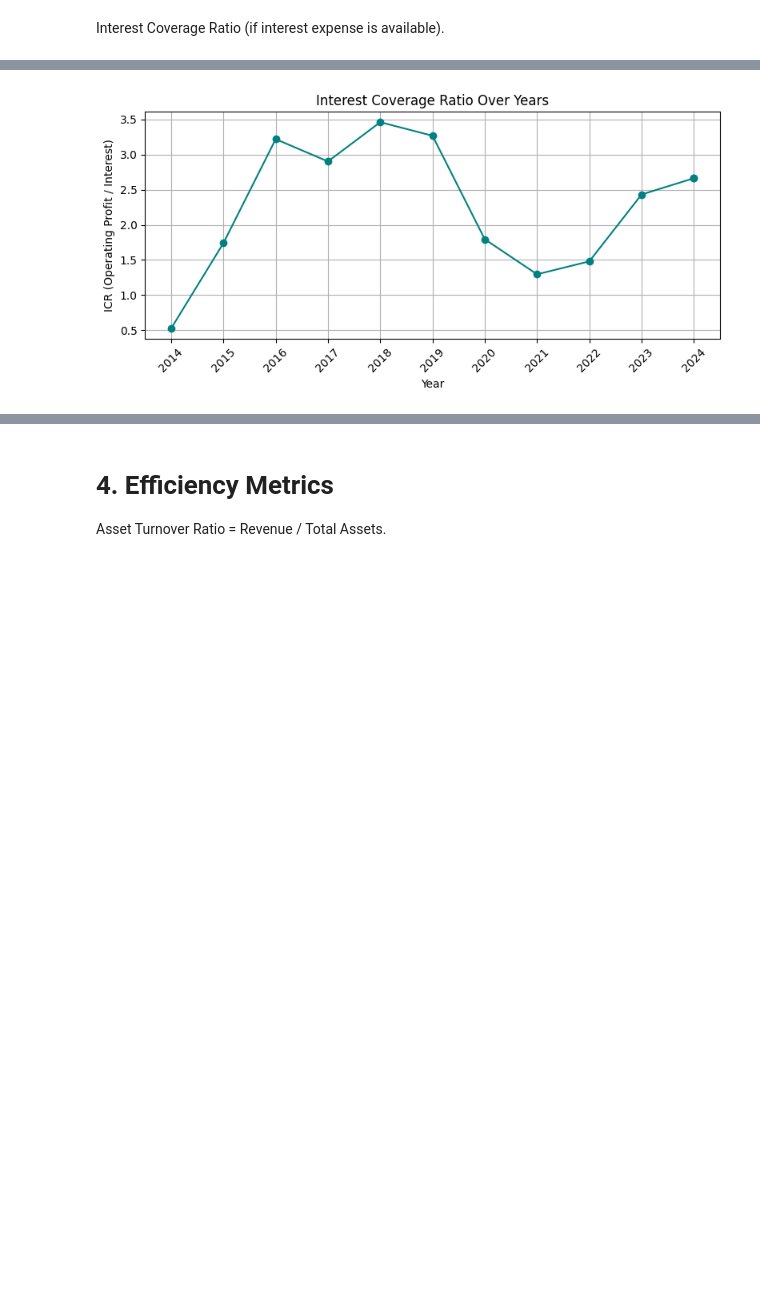
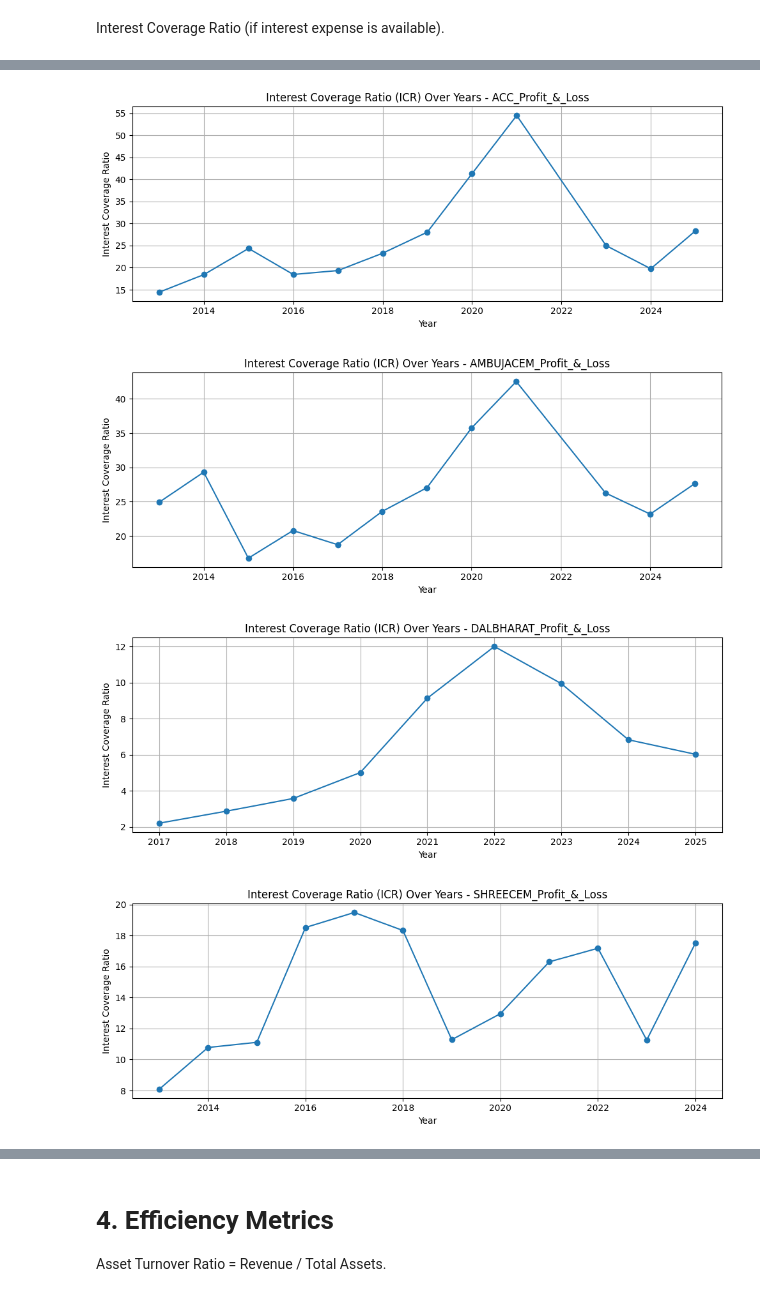
Before and after one commit to karankrish/Riskify, a Jupyter notebook: notebooks/Preprocessing/BalanceSheet.ipynb, the cells around one changed output, grey strips where cells are left out. Cells and saved outputs as stored; diff of their text form; code cells hidden in the pictures; blank space fills up the shorter version.

```diff
--- a/notebooks/Preprocessing/BalanceSheet.ipynb
+++ b/notebooks/Preprocessing/BalanceSheet.ipynb
@@ -219,7 +318,15 @@ df['Reserves'] = pd.to_numeric(df['Reserves'], errors='coerce')
 # %%
-#Compute Shareholder’s Equity and Debt_Equity_Ratio
-df['Shareholders_Equity'] = df['Equity Capital'] + df['Reserves']
-df['Debt_Equity_Ratio'] = df['Borrowings'] / df['Shareholders_Equity']
+melted = df_filtered.melt(id_vars=['Company', 'Financial_Metric'], value_vars=year_cols,
+                          var_name='Year', value_name='Value')
+melted['Year'] = melted['Year'].astype(int)
+pivot_df = melted.pivot_table(index=['Company', 'Year'], columns='Financial_Metric', values='Value').reset_index()
+
+# Rename for clarity
+pivot_df.rename(columns={
+    'Borrowings': 'Total_Debt',
+    'Equity Capital': 'Equity_Capital',
+    'Reserves': 'Reserves'
+}, inplace=True)
 # %%
 # Debt/Equity Ratio	Meaning
 # < 1	Low leverage: conservative capital structure
@@ -289,14 +407,23 @@ df['Interest_Coverage_Ratio'] = merged_df_ICR['Operating Profit'] / df['Interest
 # %%
 import matplotlib.pyplot as plt
 
-plt.figure(figsize=(8, 4))
-plt.plot(df['Year'], df['Interest_Coverage_Ratio'], marker='o', linestyle='-', color='teal')
-plt.title('Interest Coverage Ratio Over Years')
-plt.xlabel('Year')
-plt.ylabel('ICR (Operating Profit / Interest)')
-plt.grid(True)
-plt.xticks(rotation=45)
-plt.tight_layout()
-plt.show()
+# Filter out rows with missing ICR
+plot_df = result_df.dropna(subset=['Interest_Coverage_Ratio'])
+
+# Plot ICR year-wise for each company
+for company in plot_df['Company'].unique():
+    company_df = plot_df[plot_df['Company'] == company]
+
+    plt.figure(figsize=(10, 4))
+    plt.plot(company_df['Year'], company_df['Interest_Coverage_Ratio'], marker='o', linestyle='-')
+    plt.title(f'Interest Coverage Ratio (ICR) Over Years - {company}')
+    plt.xlabel('Year')
+    plt.ylabel('Interest Coverage Ratio')
+    plt.grid(True)
+    plt.tight_layout()
+    plt.show()
 # %% [output]
-[figure, old version]
+[figure, new version]
+[figure, added]
+[figure, added]
+[figure, added]
```
Also changed, not shown: parts of 31 cells of this notebook.
